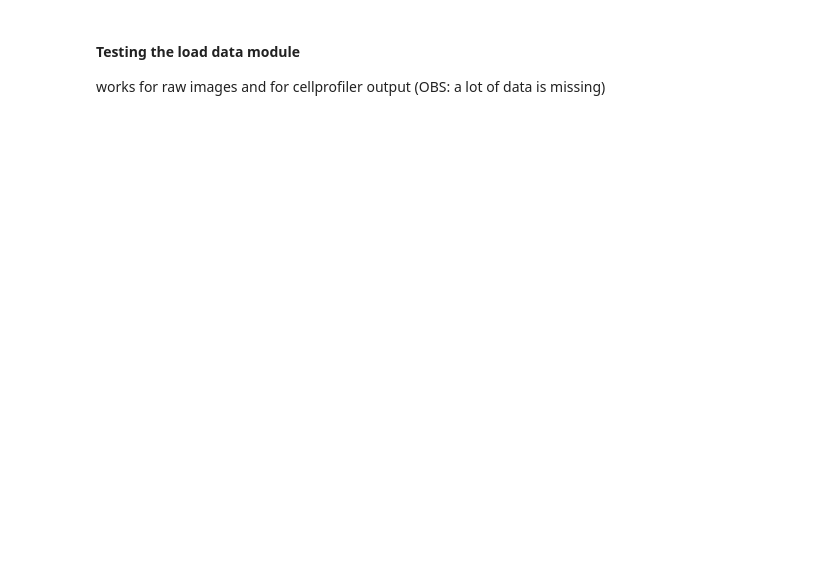
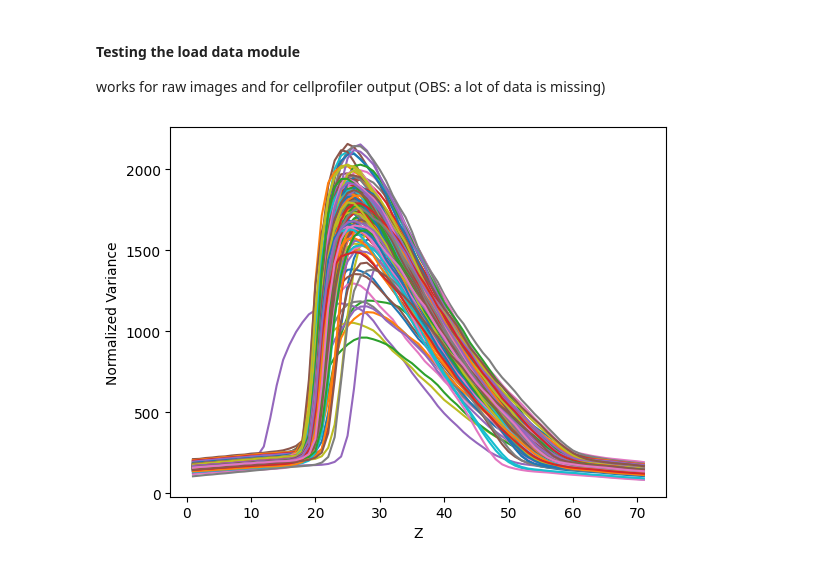
Before and after one commit to pharmbio/SphereDetect, a Jupyter notebook: cp_output_example.ipynb, the cells around one changed output. Saved outputs shown, nothing was run; the diff lists cells and outputs as text; code cells hidden in the pictures; blank space fills up the shorter version.

Commit message:
made image loading faster, and other things

```diff
--- a/cp_output_example.ipynb
+++ b/cp_output_example.ipynb
@@ -71,16 +6,19 @@ works for raw images and for cellprofiler output (OBS: a lot of data is missing)
 # %%
 # Example usage: this also works
 
 detector = SphereDetect()
 detected_spheres = detector.run(
         regex = r'([A-P]\d{1,2})_T0001F001L01A03Z(\d+)C03', #TODO: is this the best way to do this?
         channel = 'SYTO',
-        image_path = '/mnt/external-images-pvc/spher-colo52-az/CellPainting_20241220clearedspheroidsBOMI_20241220_151510/AssayPlate_Corning_3830/',
-        # image_path = '/home/jovyan/share/data/analyses/christa/SphereDetect/cp_output.parquet',
+        # image_path = '/mnt/external-images-pvc/spher-colo52-az/CellPainting_20241220clearedspheroidsBOMI_20241220_151510/AssayPlate_Corning_3830/',
+        image_path = '/home/jovyan/share/data/analyses/christa/SphereDetect/cp_output.parquet',
         z_info = 'Metadata_Plane',
         offset = -2,
         fmin = 250,
+        downsample = 4,
         visualize = True,
 )
 
 # print(detected_spheres)
+# %% [output]
+[figure, added]
```
Also changed, not shown: parts of 13 cells of this notebook, 3 other files.
